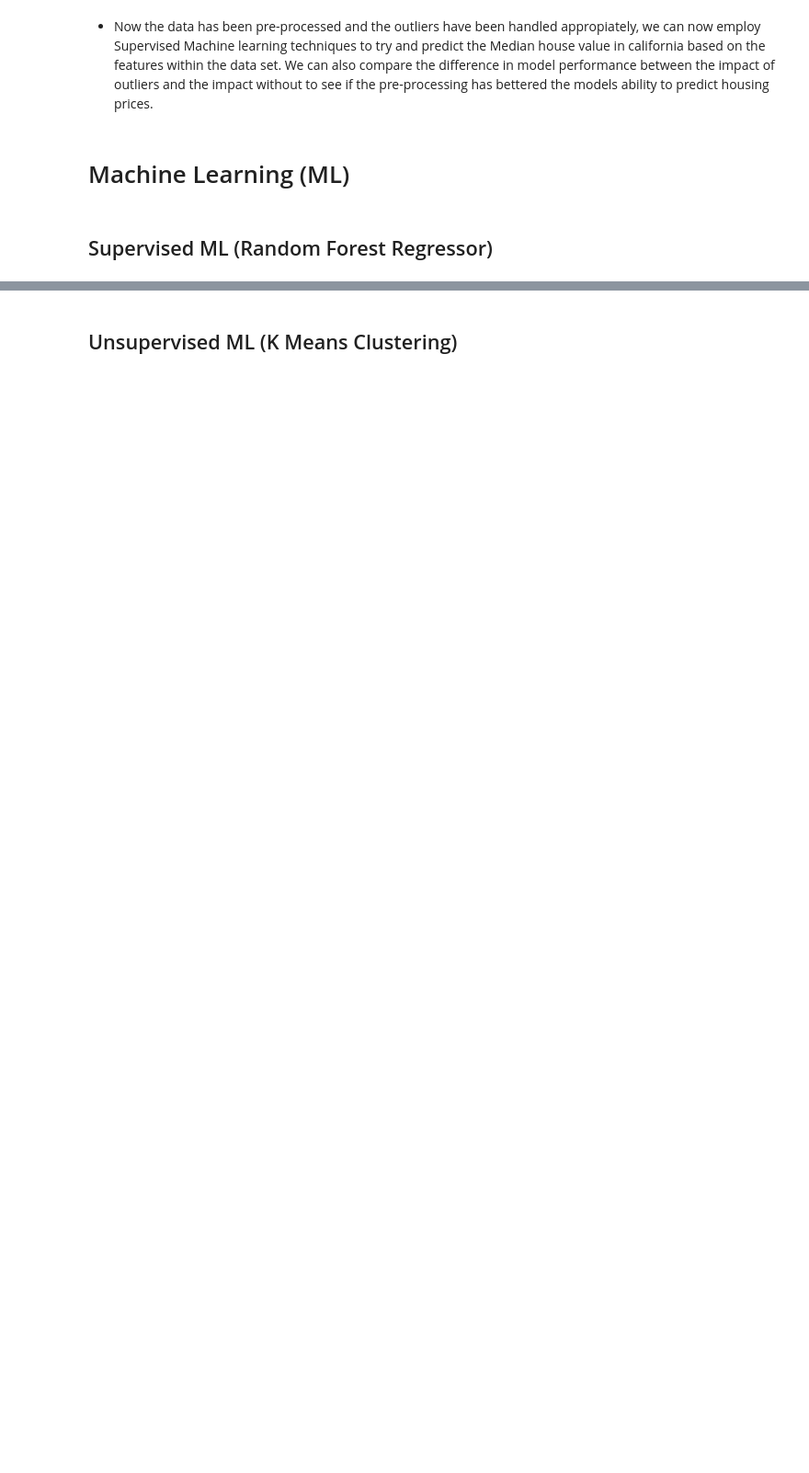
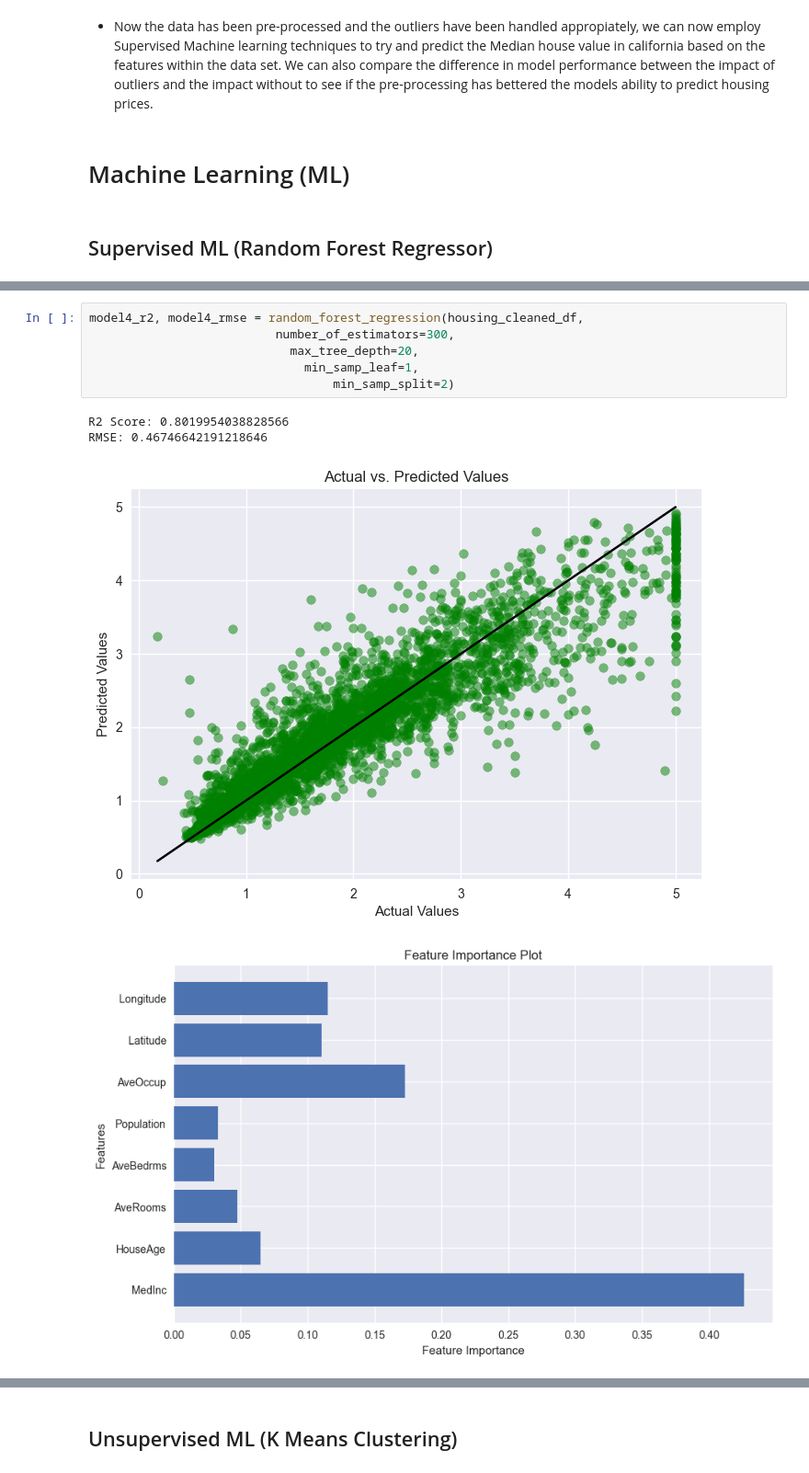
Before and after one commit to efyrb4/dsda-zdat2003-assessment-2-efyrb4, a Jupyter notebook: src/ML_experiments.ipynb, the cells around one changed output, grey strips where cells are left out. Shown at 92% size. Drawn from its saved outputs; the diff is of its cells as text; blank space fills up the shorter version.

```diff
--- a/src/ML_experiments.ipynb
+++ b/src/ML_experiments.ipynb
@@ -403,0 +445,11 @@ def random_forest_regression(df, number_of_estimators, max_tree_depth, min_samp_
+# %%
+model4_r2, model4_rmse = random_forest_regression(housing_cleaned_df,
+                          number_of_estimators=300,
+                            max_tree_depth=20,
+                              min_samp_leaf=1,
+                                  min_samp_split=2)
+# %% [output]
+R2 Score: 0.8019954038828566
+RMSE: 0.46746642191218646
+[figure, added]
+[figure, added]
```
Also changed, not shown: parts of 7 cells of this notebook.
